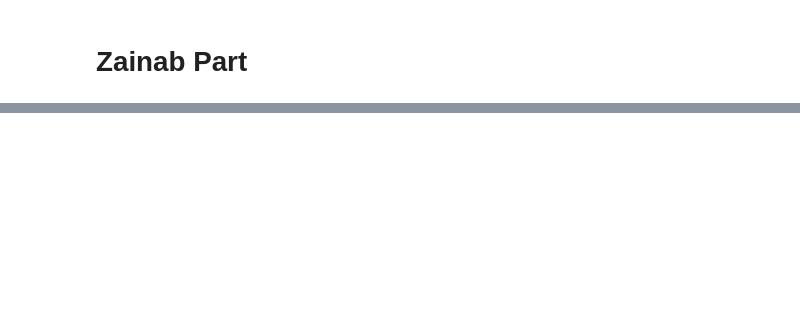
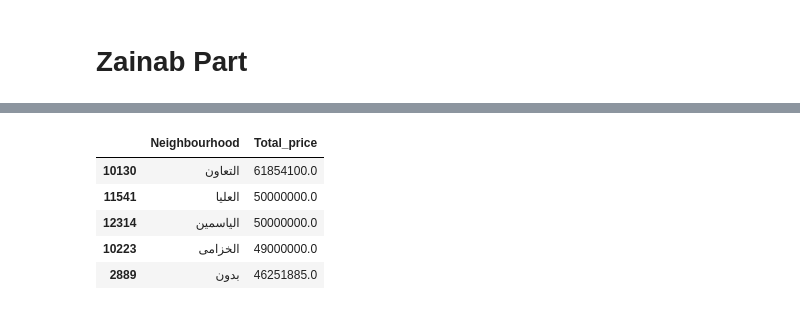
Before and after one commit to Tuwaiq-Data-Science-Bootcamp-V3/Bootcamp-Project-2-Data-Analysis, a Jupyter notebook: zainab_update/Project_real_stat.ipynb, the cells around one changed output, grey strips where cells are left out. Drawn from its saved outputs; the diff is of its cells as text; code cells hidden in the pictures; blank space fills up the shorter version.

```diff
--- a/zainab_update/Project_real_stat.ipynb
+++ b/zainab_update/Project_real_stat.ipynb
@@ -510,0 +442,9 @@ plt.show()
+# %%
+dedf.nlargest(n=5, columns=['Total_price'])
+# %% [output]
+|  | Neighbourhood | Total_price |
+| 10130 | التعاون | 61854100.0 |
+| 11541 | العليا | 50000000.0 |
+| 12314 | الياسمين | 50000000.0 |
+| 10223 | الخزامى | 49000000.0 |
+| 2889 | بدون | 46251885.0 |
```
Also changed, not shown: parts of 35 cells of this notebook.
